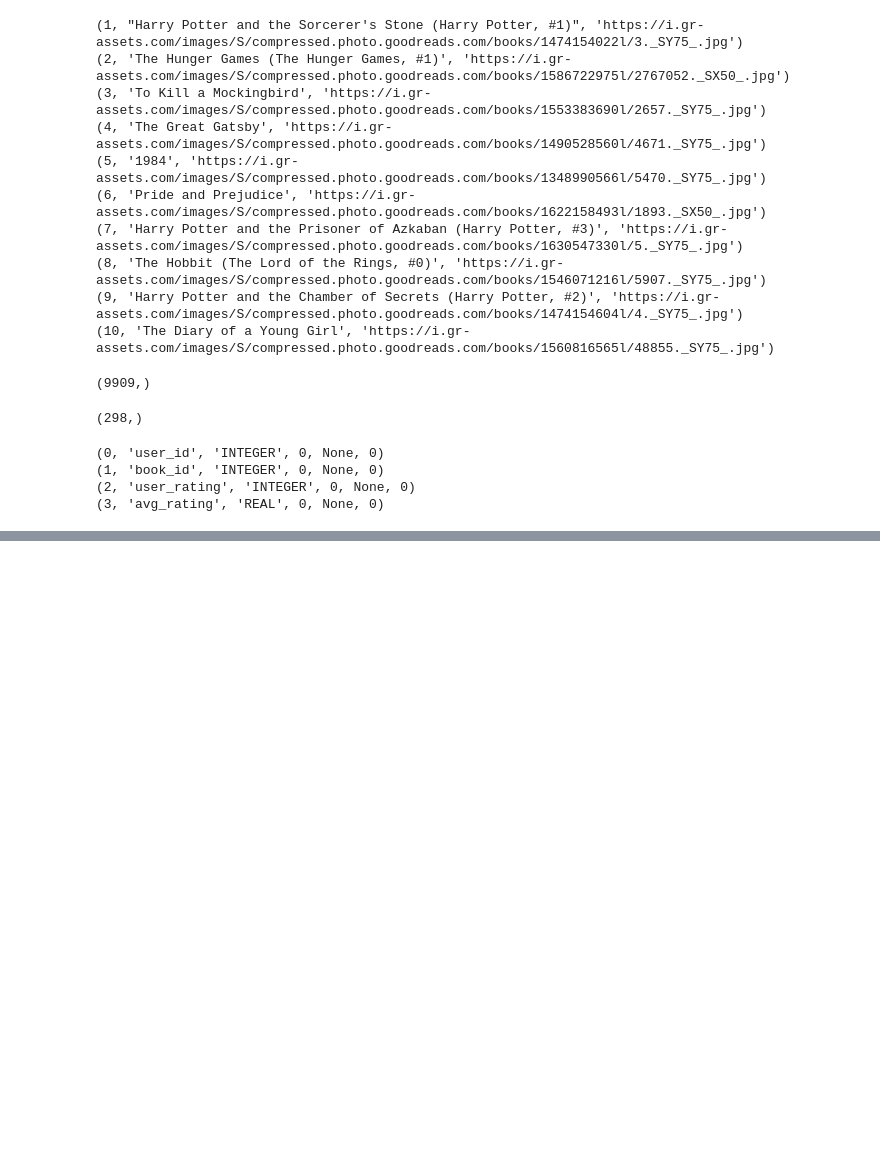
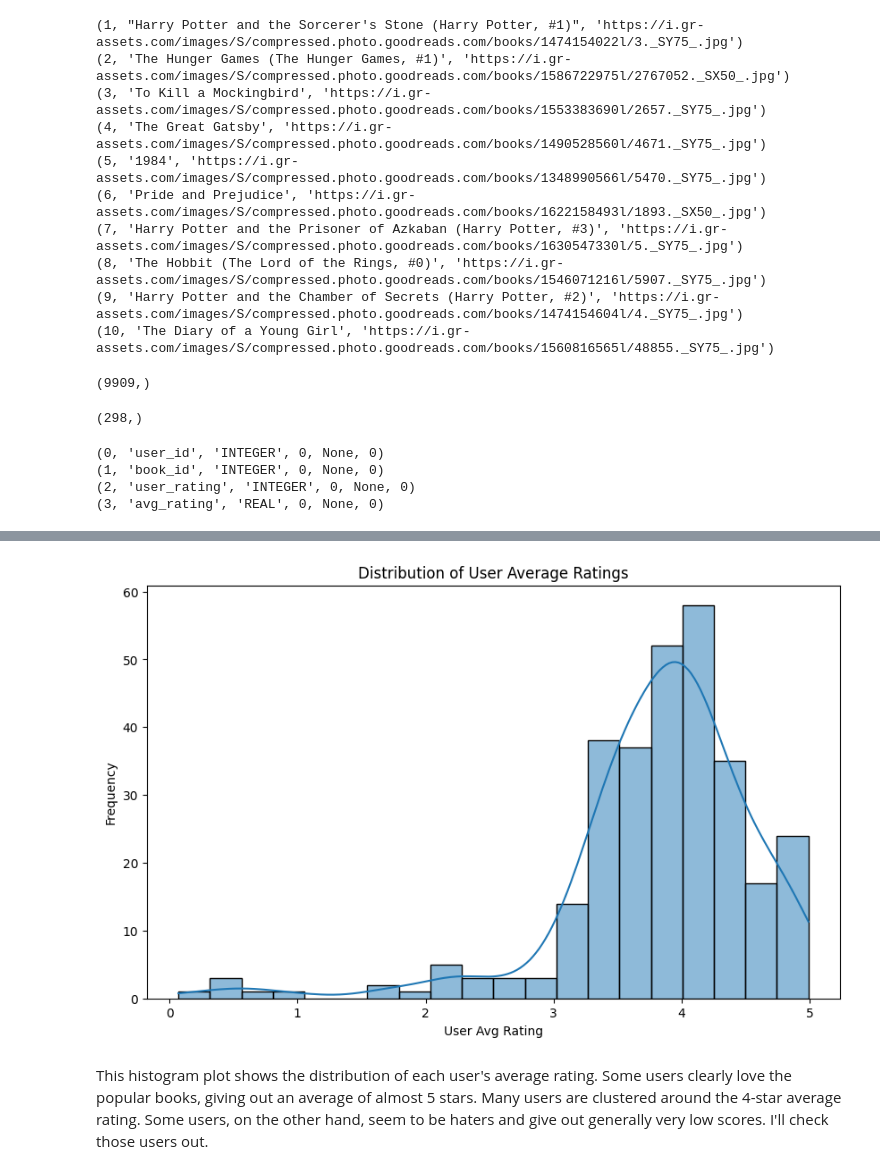
Before and after one commit to loganschmitt14/Capstone_3_Book_recommendations, a Jupyter notebook: notebooks/3.0-lcs-data_cleaning.ipynb, the cells around one changed output, grey strips where cells are left out. Drawn from its saved outputs; the diff is of its cells as text; code cells hidden in the pictures; blank space fills up the shorter version.

```diff
--- a/notebooks/3.0-lcs-data_cleaning.ipynb
+++ b/notebooks/3.0-lcs-data_cleaning.ipynb
@@ -147,0 +198,18 @@ The database is correctly built with all books, users, and ratings accounted for
+# %%
+query = '''
+SELECT user_id, AVG(user_rating) as user_avg_rating
+FROM Ratings r
+GROUP BY user_id
+'''
+user_avg_ratings_df = pd.read_sql_query(query, conn)
+# %%
+plt.figure(figsize=(10, 6))
+sns.histplot(user_avg_ratings_df['user_avg_rating'], kde = True, bins = 20)
+plt.title('Distribution of User Average Ratings')
+plt.xlabel('User Avg Rating')
+plt.ylabel('Frequency')
+plt.show()
+# %% [output]
+[figure, added]
+# %% [markdown]
+This histogram plot shows the distribution of each user's average rating. Some users clearly love the popular books, giving out an average of almost 5 stars. Many users are clustered around the 4-star average rating. Some users, on the other hand, seem to be haters and give out generally very low scores. I'll check those users out.
```
Also changed, not shown: parts of 24 cells of this notebook.
